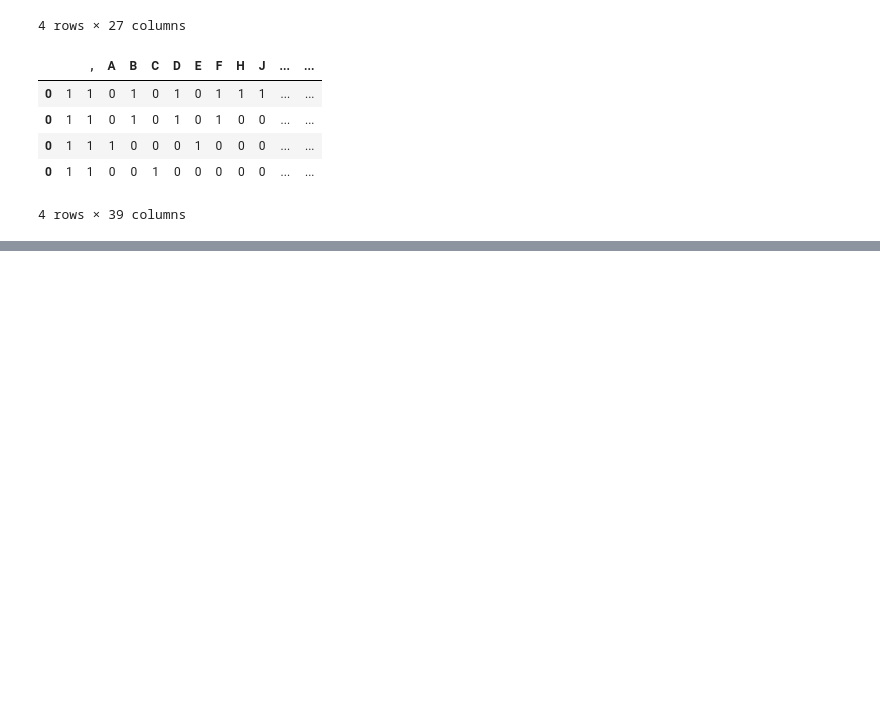
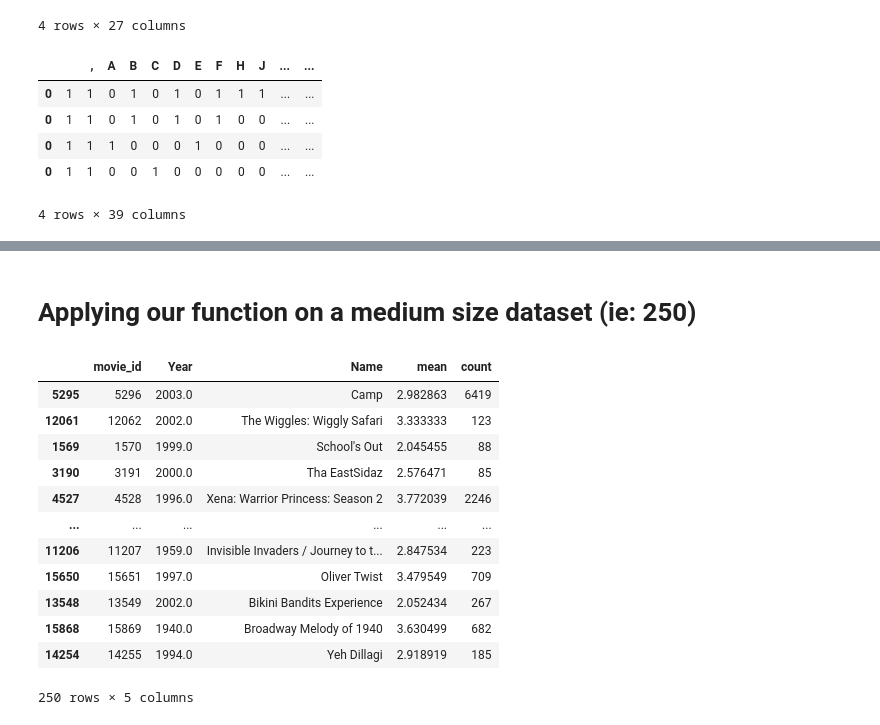
Before and after one commit to boemer00/Netflix, a Jupyter notebook: notebooks/Priscilla -API fetching .ipynb, the cells around one changed output, grey strips where cells are left out. Saved outputs shown, nothing was run; the diff lists cells and outputs as text; code cells hidden in the pictures; blank space fills up the shorter version.

```diff
--- a/notebooks/Priscilla -API fetching .ipynb
+++ b/notebooks/Priscilla -API fetching .ipynb
@@ -240,0 +269,21 @@ pd.DataFrame([movie_info_("Titanic")])
+# %% [markdown]
+# Applying our function on a medium size dataset (ie: 250)
+# %%
+# selecting netflix sample of 250
+
+df_netflix_medium = df_netflix.sample(250)
+df_netflix_medium
+# %% [output]
+|  | movie_id | Year | Name | mean | count |
+| 5295 | 5296 | 2003.0 | Camp | 2.982863 | 6419 |
+| 12061 | 12062 | 2002.0 | The Wiggles: Wiggly Safari | 3.333333 | 123 |
+| 1569 | 1570 | 1999.0 | School's Out | 2.045455 | 88 |
+| 3190 | 3191 | 2000.0 | Tha EastSidaz | 2.576471 | 85 |
+| 4527 | 4528 | 1996.0 | Xena: Warrior Princess: Season 2 | 3.772039 | 2246 |
+| ... | ... | ... | ... | ... | ... |
+| 11206 | 11207 | 1959.0 | Invisible Invaders / Journey to t... | 2.847534 | 223 |
+| 15650 | 15651 | 1997.0 | Oliver Twist | 3.479549 | 709 |
+| 13548 | 13549 | 2002.0 | Bikini Bandits Experience | 2.052434 | 267 |
+| 15868 | 15869 | 1940.0 | Broadway Melody of 1940 | 3.630499 | 682 |
+| 14254 | 14255 | 1994.0 | Yeh Dillagi | 2.918919 | 185 |
+250 rows × 5 columns
```
Also changed, not shown: parts of 22 cells of this notebook, 2 other files.
